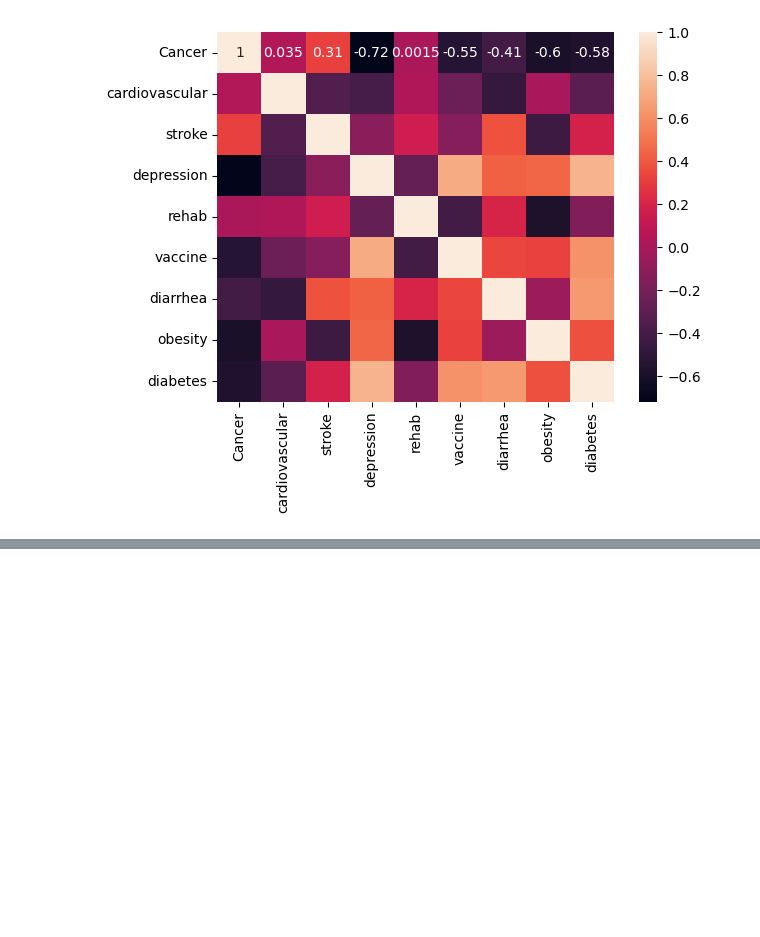
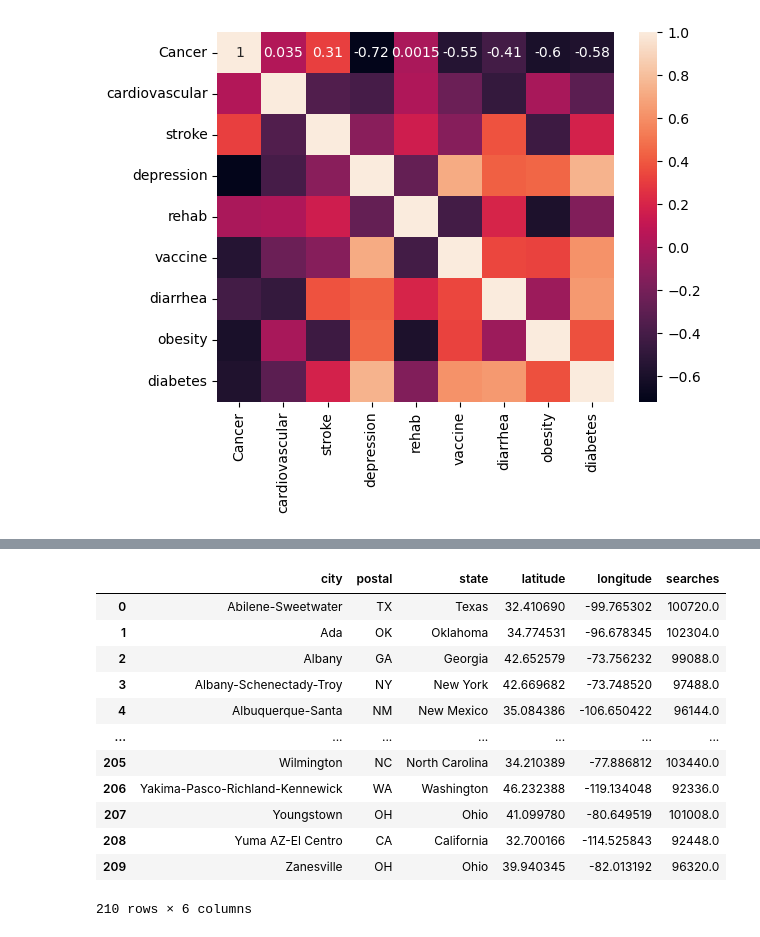
Before and after one commit to ermiasgelgaga/Google-Health-Search-Project, a Jupyter notebook: Data/database/load_in_to_db/loadData.ipynb, the cells around one changed output, grey strips where cells are left out. Cells and saved outputs as stored; diff of their text form; code cells hidden in the pictures; blank space fills up the shorter version.

```diff
--- a/Data/database/load_in_to_db/loadData.ipynb
+++ b/Data/database/load_in_to_db/loadData.ipynb
@@ -121,3 +143,19 @@ serach_by_state.to_csv('serach_by_state.csv', index = False, header=True)
 # %%
 serach_by_city=pd.read_sql_query('SELECT l.city,l.postal,l.state, l.latitude, l.longitude, SUM (s."Cancer" + s."cardiovascular" + s."stroke" + s."depression" + s."rehab" + s."vaccine" + s."diarrhea" + s."obesity" + s."diabetes") AS Searches FROM location l INNER JOIN search_condition s on s.location_id = l.location_id GROUP BY l.city,l.state,l.postal, l.latitude, l.longitude ORDER BY l.city;', con=engine)
 serach_by_city.to_csv('serach_by_city.csv', index = False, header=True)
+
+serach_by_city
+# %% [output]
+|  | city | postal | state | latitude | longitude | searches |
+| 0 | Abilene-Sweetwater | TX | Texas | 32.410690 | -99.765302 | 100720.0 |
+| 1 | Ada | OK | Oklahoma | 34.774531 | -96.678345 | 102304.0 |
+| 2 | Albany | GA | Georgia | 42.652579 | -73.756232 | 99088.0 |
+| 3 | Albany-Schenectady-Troy | NY | New York | 42.669682 | -73.748520 | 97488.0 |
+| 4 | Albuquerque-Santa | NM | New Mexico | 35.084386 | -106.650422 | 96144.0 |
+| ... | ... | ... | ... | ... | ... | ... |
+| 205 | Wilmington | NC | North Carolina | 34.210389 | -77.886812 | 103440.0 |
+| 206 | Yakima-Pasco-Richland-Kennewick | WA | Washington | 46.232388 | -119.134048 | 92336.0 |
+| 207 | Youngstown | OH | Ohio | 41.099780 | -80.649519 | 101008.0 |
+| 208 | Yuma AZ-El Centro | CA | California | 32.700166 | -114.525843 | 92448.0 |
+| 209 | Zanesville | OH | Ohio | 39.940345 | -82.013192 | 96320.0 |
+210 rows × 6 columns
```
Also changed, not shown: parts of 3 cells of this notebook, 7 other files.
